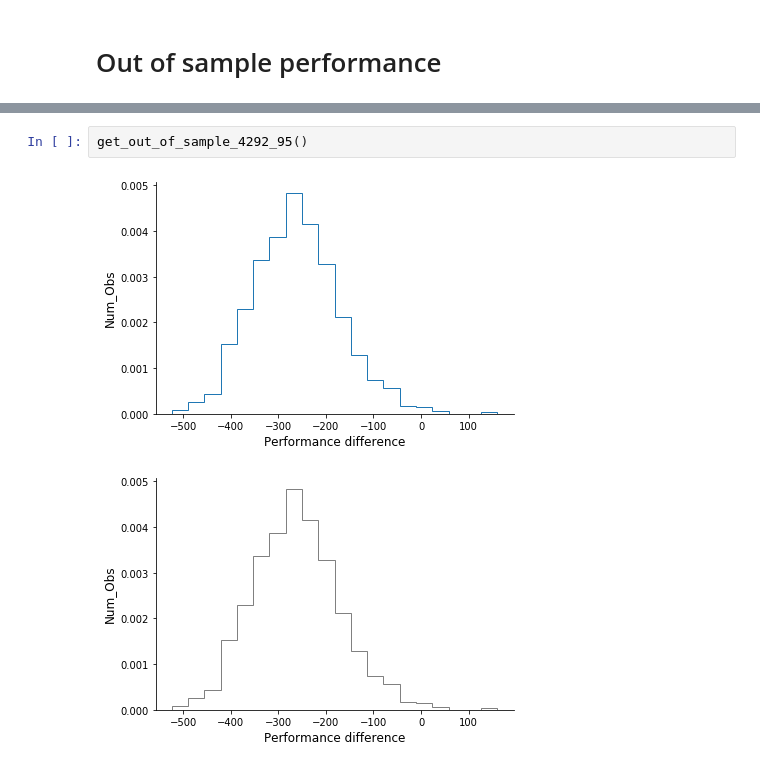
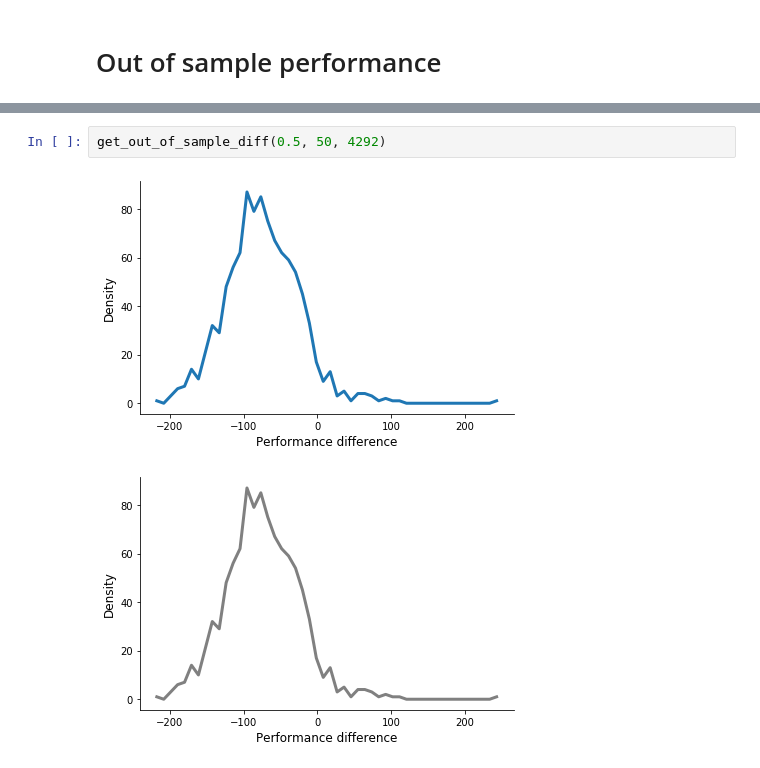
Before and after one commit to robustzurcher/analysis, a Jupyter notebook: notebooks/03_application.ipynb, the cells around one changed output, grey strips where cells are left out. Saved outputs shown, nothing was run; the diff lists cells and outputs as text.

```diff
--- a/notebooks/03_application.ipynb
+++ b/notebooks/03_application.ipynb
@@ -137,5 +132,5 @@ get_out_of_sample_4292_05()
-# %%
-get_out_of_sample_4292_95()
-# %% [output]
-[figure, removed]
-[figure, removed]
+# %%
+get_out_of_sample_diff(0.5, 50, 4292)
+# %% [output]
+[figure, added]
+[figure, added]
```
Also changed, not shown: parts of 4 cells of this notebook, 1 other file.
